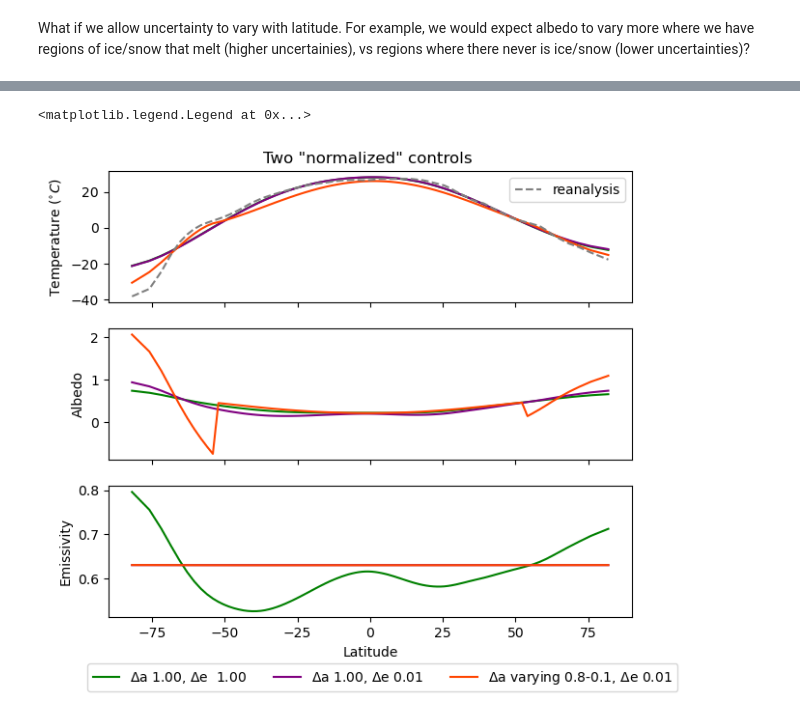
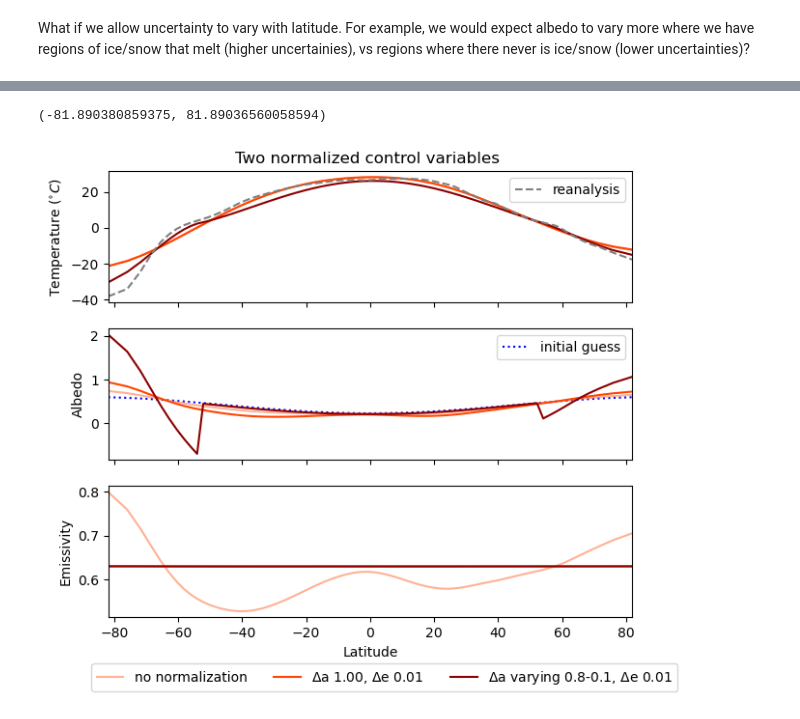
Before and after one commit to ECCO-Summer-School/ESS25-Team_FLOW, a Jupyter notebook: notebooks/budyko_sellers_controls.ipynb, the cells around one changed output, grey strips where cells are left out. Drawn from its saved outputs; the diff is of its cells as text; code cells hidden in the pictures.

```diff
--- a/notebooks/budyko_sellers_controls.ipynb
+++ b/notebooks/budyko_sellers_controls.ipynb
@@ -440,26 +452,31 @@ Step 058: J = 0.299367, ||grad|| = 5.81e-02
 # %%
 fig, (ax,ax2, ax3) = plt.subplots(3,1, sharex=True, figsize=(7,6))
-ax.set_title('Two "normalized" controls ')
-ax.plot(LAT, T_norm[0,:]-273, color='green')
-ax.plot(LAT, T_norm[3,:]-273, color='purple')
-ax.plot(LAT, T_norm2[:]-273, color='orangered')
-
+ax.set_title('Two normalized control variables ')
+ax.plot(LAT, T2-273, color='coral', alpha=0.6)
+ax.plot(LAT, T_norm[3,:]-273, color='orangered')
+ax.plot(LAT, T_norm2[:]-273, color='darkred')
 ax.plot(LAT,Ts_annual_interp,'--', label='reanalysis', color='0.5')
 ax.legend( bbox_to_anchor=(1,1))
 ax.set_ylabel(r'Temperature ($^{\circ}C)$')
 
-ax2.plot(LAT, alpha_norm[0,:], color='green')
-ax2.plot(LAT, alpha_norm[3,:], color='purple')
-ax2.plot(LAT, alpha_norm2[:], color='orangered')
+al0 = 0.354
+al2 = 0.25
+ax2.plot(LAT, jnp.array(al0 + al2 * (1.5 * jnp.sin(jnp.radians(LAT))**2 - 0.5)), ':',
+         color='blue', label='initial guess')
+ax2.plot(LAT, alpha2, color='coral', alpha=0.6)
+ax2.plot(LAT, alpha_norm[3,:], color='orangered')
+ax2.plot(LAT, alpha_norm2[:], color='darkred')
 ax2.set_ylabel('Albedo')
+ax2.legend()
 
-ax3.plot(LAT, emiss_norm[0,:], color='green', label=(r'$\Delta$a %1.2f, $\Delta$e  %1.2f' %(unc_alpha[0],unc_emiss[0])))
-ax3.plot(LAT, emiss_norm[3,:], color='purple', label=r'$\Delta$a %1.2f, $\Delta$e %1.2f' %(unc_alpha[3],unc_emiss[3]))
-ax3.plot(LAT, emiss_norm2[:], color='orangered', label=r'$\Delta$a varying 0.8-0.1, $\Delta$e %1.2f' %(unc_emiss[2]) )
-
+ax3.plot(LAT, emiss2, color='coral', alpha=0.6, label='no normalization')
+ax3.plot(LAT, emiss_norm[3,:], color='orangered', label=r'$\Delta$a %1.2f, $\Delta$e %1.2f' %(unc_alpha[3],unc_emiss[3]))
+ax3.plot(LAT, emiss_norm2[:], color='darkred', label=r'$\Delta$a varying 0.8-0.1, $\Delta$e %1.2f' %(unc_emiss[2]) )
+ax3.set_xlim()
 ax3.set_ylabel('Emissivity')
 ax3.set_xlabel('Latitude')
 ax3.legend(bbox_to_anchor=(1.1,-0.3), ncol=3)
+ax3.set_xlim(jnp.min(LAT), jnp.max(LAT))
 # %% [output]
-<matplotlib.legend.Legend at 0x...>
+(-81.890380859375, 81.89036560058594)
-[figure, old version]
+[figure, new version]
```
Also changed, not shown: parts of 13 cells of this notebook.
